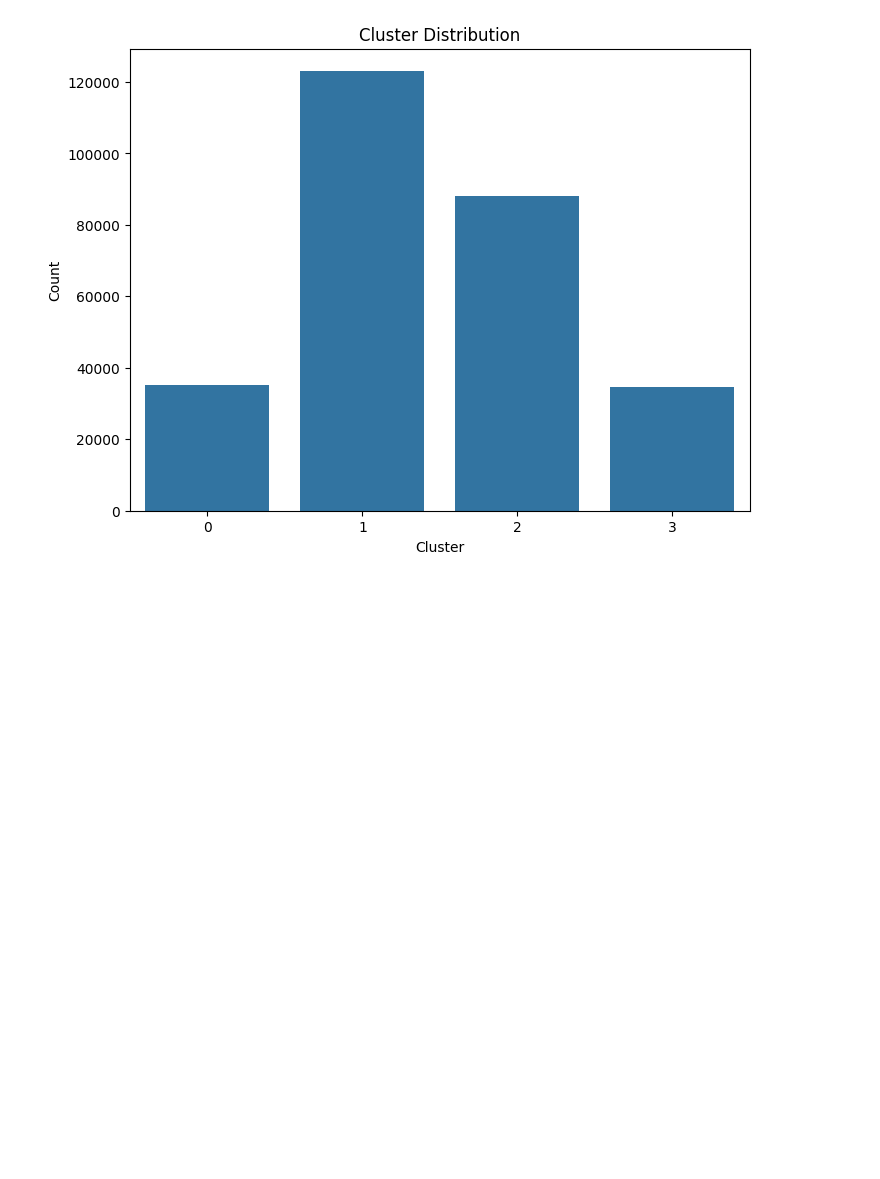
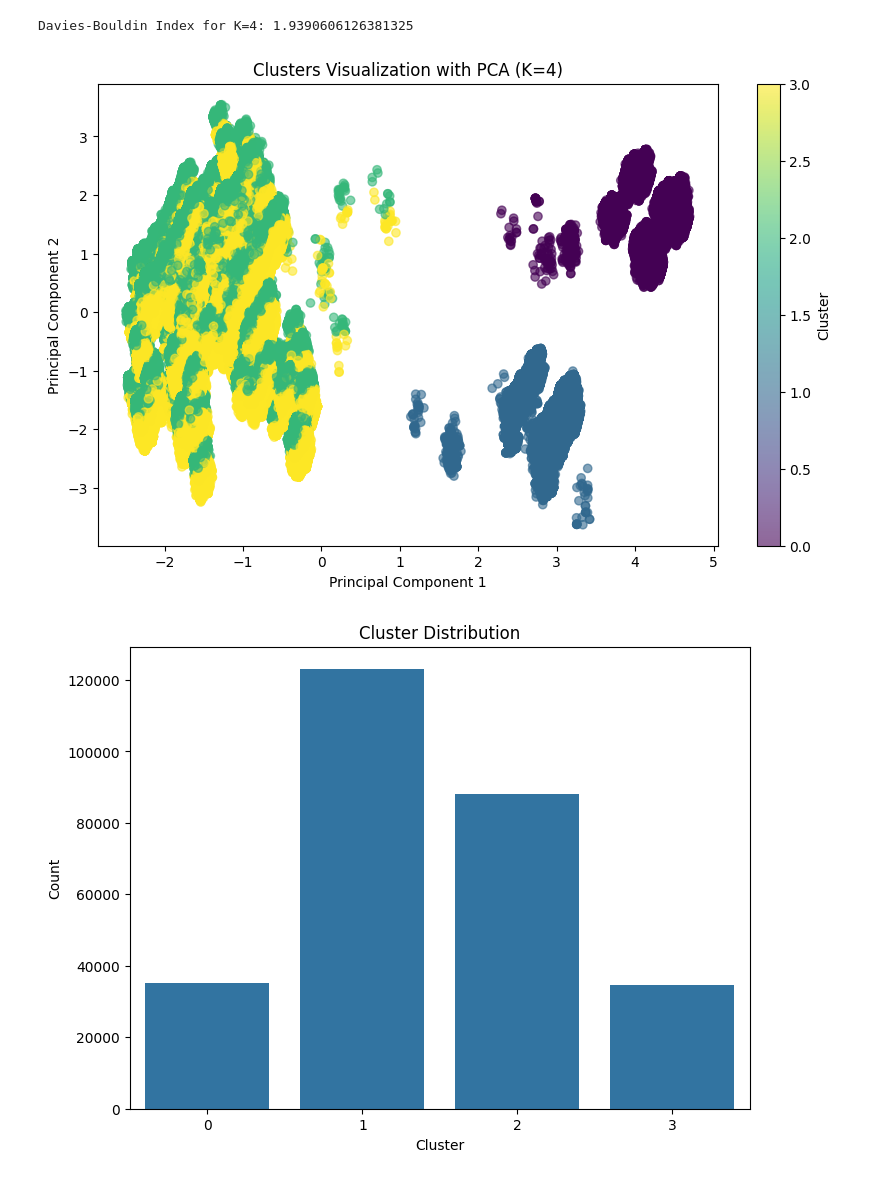
Before and after one commit to orifelszer/CrimeData, a Jupyter notebook: Clustering.ipynb, the cells around one changed output. Saved outputs shown, nothing was run; the diff lists cells and outputs as text; code cells hidden in the pictures; blank space fills up the shorter version.

```diff
--- a/Clustering.ipynb
+++ b/Clustering.ipynb
@@ -122,3 +359,32 @@ Data with Cluster Labels:
+# %%
+from sklearn.cluster import KMeans
+from sklearn.decomposition import PCA
+from sklearn.metrics import davies_bouldin_score
+import matplotlib.pyplot as plt
+
+# ביצוע קלאסטרינג עם K=4 לפי גרף המרפק
+kmeans_final = KMeans(n_clusters=4, random_state=42)
+cluster_labels_final = kmeans_final.fit_predict(df_kmeans_scaled)
+
+# חישוב Davies-Bouldin Index
+db_index = davies_bouldin_score(df_kmeans_scaled, cluster_labels_final)
+print(f"Davies-Bouldin Index for K=4: {db_index}")
+
+# ויזואליזציה עם PCA ל-2 מימדים
+pca = PCA(n_components=2)  # הפחתה ל-2 רכיבים עיקריים
+df_pca_2d = pca.fit_transform(df_kmeans_scaled)
+
+# ציור אשכולות
+plt.figure(figsize=(10, 6))
+plt.scatter(df_pca_2d[:, 0], df_pca_2d[:, 1], c=cluster_labels_final, cmap='viridis', alpha=0.6)
+plt.title('Clusters Visualization with PCA (K=4)')
+plt.xlabel('Principal Component 1')
+plt.ylabel('Principal Component 2')
+plt.colorbar(label='Cluster')
+plt.show()
+# %% [output]
+Davies-Bouldin Index for K=4: 1.9390606126381325
+[figure, added]
 # %%
 import seaborn as sns
 
```
Also changed, not shown: parts of 10 cells of this notebook.
